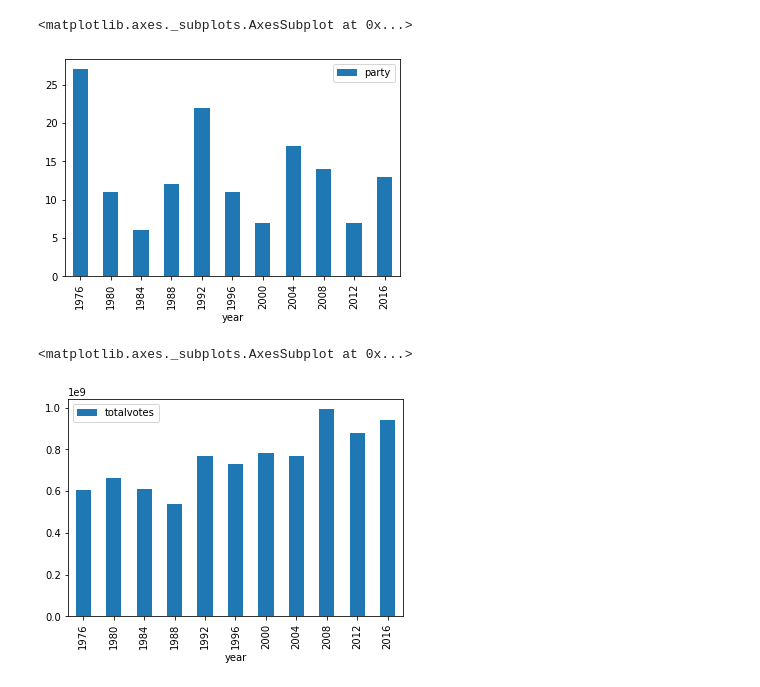
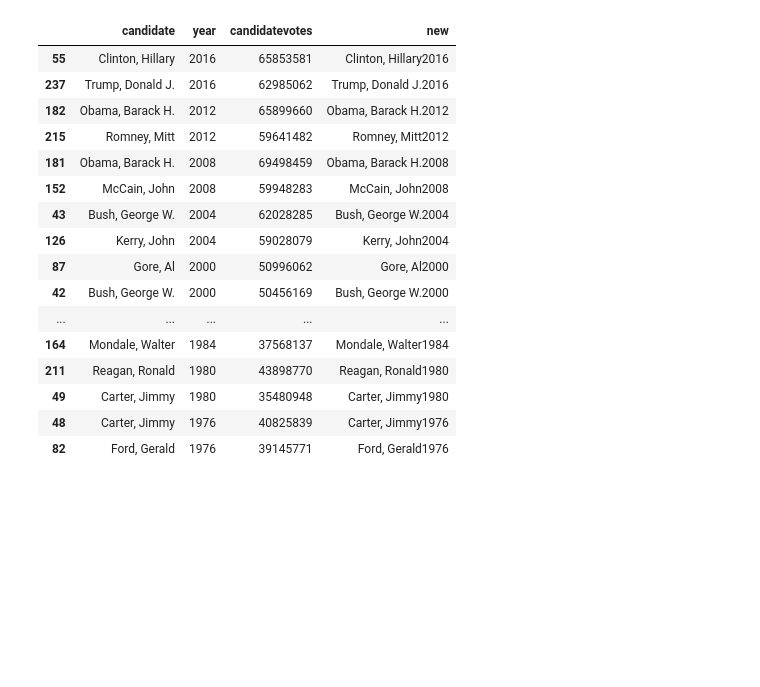
Before and after one commit to HBlockBeach/who_won_it, a Jupyter notebook: data/politics_data_raw.ipynb, the cells around one changed output. Saved outputs shown, nothing was run; the diff lists cells and outputs as text; code cells hidden in the pictures; blank space fills up the shorter version.

```diff
--- a/data/politics_data_raw.ipynb
+++ b/data/politics_data_raw.ipynb
@@ -16,5 +9,4 @@ csv.head()
 # %%
-csv1.rename(columns={"Unnamed: 0": "year", "Denominators" : "Eligible_voting_pop", "Unnamed: 10" : "Voting_age_pop"}, inplace= True)
-voting_data_1 = csv1[["year", "State", "Eligible_voting_pop", "Voting_age_pop"]]
+rate1.rename(columns={"Unnamed: 0": "year", "Denominators" : "Eligible_voting_pop"}, inplace= True)
+voting_data_1 = rate1[["year", "State", "Eligible_voting_pop"]]
 voting_data_1 = voting_data_1.drop(voting_data_1.index[0])
-voting_data_1
@@ -35,7 +13,6 @@ voting_data_1
 # %%
-csv2.rename(columns={"Denominators" : "Eligible_voting_pop", "Unnamed: 9" : "Voting_age_pop"}, inplace= True)
-csv2["year"] = '2016'
-voting_data_2 = csv2[["year", "State", "Eligible_voting_pop", "Voting_age_pop"]]
+rate2.rename(columns={"Denominators" : "Eligible_voting_pop"}, inplace= True)
+rate2["year"] = '2016'
+voting_data_2 = rate2[["year", "State", "Eligible_voting_pop"]]
 voting_data_2 = voting_data_2.drop(voting_data_2.index[0])
 total_voting = voting_data_2.append(voting_data_1)
-total_voting
@@ -117,16 +26,0 @@ grouped_df.plot(kind="bar")
-# %%
-candidate_year = csv[["party", "year"]].set_index(["year"])
-candidate_year.drop_duplicates(subset=None, keep='first', inplace=True)
-grouped_df = candidate_year.groupby(["year"]).count()
-grouped_df.plot(kind="bar")
-# %% [output]
-<matplotlib.axes._subplots.AxesSubplot at 0x...>
-[figure, removed]
-# %%
-candidate_year = csv[["totalvotes", "year"]].set_index(["year"])
-#candidate_year.drop_duplicates(subset=None, keep='first', inplace=True)
-grouped_df = candidate_year.groupby(["year"]).sum()
-grouped_df.plot(kind="bar")
-# %% [output]
-<matplotlib.axes._subplots.AxesSubplot at 0x...>
-[figure, removed]
@@ -132,0 +31,39 @@ grouped_df.plot(kind="bar")
+# %%
+find_top_candidates_df = final_working_df[["year","candidate", "candidatevotes"]]
+
+find_top_candidates_df = find_top_candidates_df.groupby(["candidate", "year"]).sum().reset_index()
+
+find_top_candidates_df= find_top_candidates_df.sort_values(by=["year", "candidatevotes"], ascending=False).groupby("year").head(2)
+
+top_candidates_df = pd.DataFrame(find_top_candidates_df)
+
+top_candidates_df["new"] = top_candidates_df["candidate"] + top_candidates_df["year"].astype(str)
+
+only_winners = top_candidates_df[["new"]]
+
+toppy = []
+for row in only_winners["new"]:
+    if row not in toppy:
+        toppy.append(row)
+
+toppy=pd.DataFrame(toppy)
+
+find_top_candidates_df
+# %% [output]
+|  | candidate | year | candidatevotes | new |
+| 55 | Clinton, Hillary | 2016 | 65853581 | Clinton, Hillary2016 |
+| 237 | Trump, Donald J. | 2016 | 62985062 | Trump, Donald J.2016 |
+| 182 | Obama, Barack H. | 2012 | 65899660 | Obama, Barack H.2012 |
+| 215 | Romney, Mitt | 2012 | 59641482 | Romney, Mitt2012 |
+| 181 | Obama, Barack H. | 2008 | 69498459 | Obama, Barack H.2008 |
+| 152 | McCain, John | 2008 | 59948283 | McCain, John2008 |
+| 43 | Bush, George W. | 2004 | 62028285 | Bush, George W.2004 |
+| 126 | Kerry, John | 2004 | 59028079 | Kerry, John2004 |
+| 87 | Gore, Al | 2000 | 50996062 | Gore, Al2000 |
+| 42 | Bush, George W. | 2000 | 50456169 | Bush, George W.2000 |
+| ... | ... | ... | ... | ... |
+| 164 | Mondale, Walter | 1984 | 37568137 | Mondale, Walter1984 |
+| 211 | Reagan, Ronald | 1980 | 43898770 | Reagan, Ronald1980 |
+| 49 | Carter, Jimmy | 1980 | 35480948 | Carter, Jimmy1980 |
+| 48 | Carter, Jimmy | 1976 | 40825839 | Carter, Jimmy1976 |
+| 82 | Ford, Gerald | 1976 | 39145771 | Ford, Gerald1976 |
```
Also changed, not shown: parts of 18 cells of this notebook, 1 other file.
